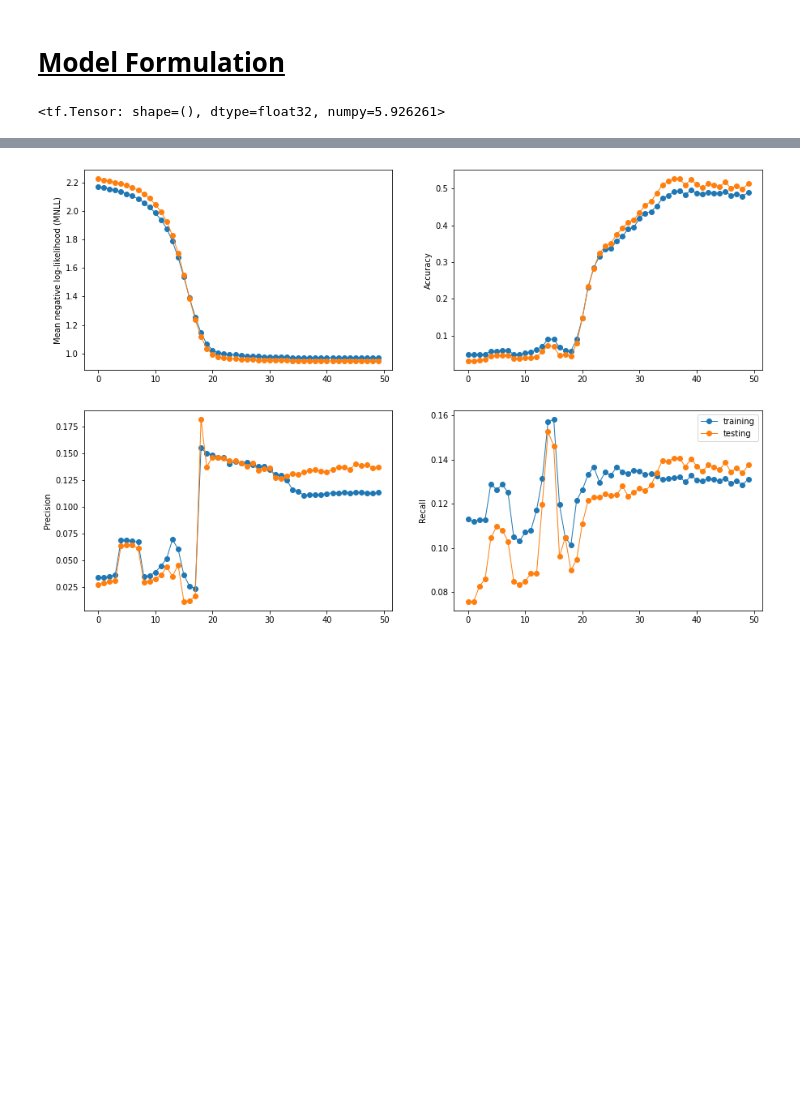
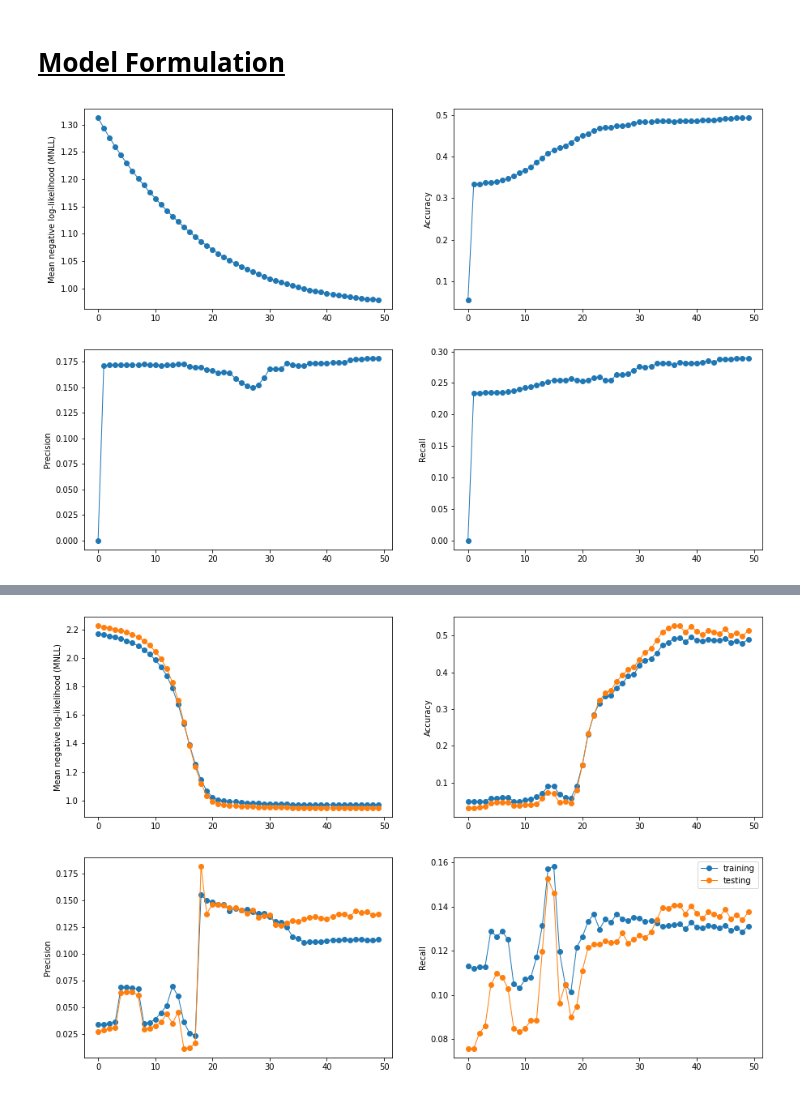
Before and after one commit to Obliquedbishop/CG_based_DCMs, a Jupyter notebook: discrete_choice_model.ipynb, the cells around one changed output, grey strips where cells are left out. Saved outputs shown, nothing was run; the diff lists cells and outputs as text; code cells hidden in the pictures; blank space fills up the shorter version.

Commit message:
Resolved a bug related to ohe of y_true and created a baseline model.

```diff
--- a/discrete_choice_model.ipynb
+++ b/discrete_choice_model.ipynb
@@ -304,8 +297,11 @@ tf.get_logger().setLevel('INFO')
 # %%
+model_params = []
+
 # Generic parameters for alternative specific variables of travelcost, traveltime, travelincentive
 gen_tc = tf.Variable(tf.zeros([1,]), dtype=tf.float32, name='travelcost', trainable=True)
 gen_tt = tf.Variable(tf.zeros([1,]), dtype=tf.float32, name='traveltime', trainable=True)
 gen_ti = tf.Variable(tf.zeros([1,]), dtype=tf.float32, name='travelincentive', trainable=True)
+model_params.extend([gen_tc, gen_tt, gen_ti])
 
 # Alternative specific constants for bus, train, walk, bike, motor
 asc_bus = tf.Variable(tf.zeros([1,]), dtype=tf.float32, name='bus_constant', trainable=True)
@@ -313,6 +309,7 @@ asc_train = tf.Variable(tf.zeros([1,]), dtype=tf.float32, name='train_constant',
 asc_walk = tf.Variable(tf.zeros([1,]), dtype=tf.float32, name='walk_constant', trainable=True)
 asc_bike = tf.Variable(tf.zeros([1,]), dtype=tf.float32, name='bike_constant', trainable=True)
 asc_motor = tf.Variable(tf.zeros([1,]), dtype=tf.float32, name='motor_constant', trainable=True)
+model_params.extend([asc_bus, asc_train, asc_walk, asc_bike, asc_motor])
 
 # Alternative specific paramters for individual specific variables AGE, INCOME, 4 departures, 10 purposes, female gender, 7 job types, 3 info variables
 asp_age_bus = tf.Variable(tf.zeros([1,]), dtype=tf.float32, name='age_bus', trainable=True)
@@ -320,18 +317,21 @@ asp_age_train = tf.Variable(tf.zeros([1,]), dtype=tf.float32, name='age_train',
 asp_age_walk = tf.Variable(tf.zeros([1,]), dtype=tf.float32, name='age_walk', trainable=True)
 asp_age_bike = tf.Variable(tf.zeros([1,]), dtype=tf.float32, name='age_bike', trainable=True)
 asp_age_motor = tf.Variable(tf.zeros([1,]), dtype=tf.float32, name='age_motor', trainable=True)
+model_params.extend([asp_age_bus, asp_age_train, asp_age_walk, asp_age_bike, asp_age_motor])
 
-income_util_train = X['INCOME']*asp_income_trainincome_bus = tf.Variable(tf.zeros([1,]), dtype=tf.float32, name='income_bus', trainable=True)
+asp_income_bus = tf.Variable(tf.zeros([1,]), dtype=tf.float32, name='income_bus', trainable=True)
 asp_income_train = tf.Variable(tf.zeros([1,]), dtype=tf.float32, name='income_train', trainable=True)
 asp_income_walk = tf.Variable(tf.zeros([1,]), dtype=tf.float32, name='income_walk', trainable=True)
 asp_income_bike = tf.Variable(tf.zeros([1,]), dtype=tf.float32, name='income_bike', trainable=True)
 asp_income_motor = tf.Variable(tf.zeros([1,]), dtype=tf.float32, name='income_motor', trainable=True)
+model_params.extend([asp_income_bus, asp_income_train, asp_income_walk, asp_income_bike, asp_income_motor])
 
 asp_female_bus = tf.Variable(tf.zeros([1,]), dtype=tf.float32, name='female_bus', trainable=True)
 asp_female_train = tf.Variable(tf.zeros([1,]), dtype=tf.float32, name='female_train', trainable=True)
 asp_female_walk = tf.Variable(tf.zeros([1,]), dtype=tf.float32, name='female_walk', trainable=True)
 asp_female_bike = tf.Variable(tf.zeros([1,]), dtype=tf.float32, name='female_bike', trainable=True)
 asp_female_motor = tf.Variable(tf.zeros([1,]), dtype=tf.float32, name='female_motor', trainable=True)
+model_params.extend([asp_female_bus, asp_female_train, asp_female_walk, asp_female_bike, asp_female_motor])
 
 asp_jobs = []
 for i in range(7):
@@ -342,6 +342,7 @@ for i in range(7):
     curr_job_params.append(tf.Variable(tf.zeros([1,]), dtype=tf.float32, name=f'job{i+1}_bike', trainable=True))
     curr_job_params.append(tf.Variable(tf.zeros([1,]), dtype=tf.float32, name=f'job{i+1}_motor', trainable=True))
     asp_jobs.append(curr_job_params)
+    model_params.extend(curr_job_params)
 
 asp_departures = []
 for i in range(4):
@@ -352,6 +353,7 @@ for i in range(4):
     curr_departure_params.append(tf.Variable(tf.zeros([1,]), dtype=tf.float32, name=f'departure{i+1}_bike', trainable=True))
     curr_departure_params.append(tf.Variable(tf.zeros([1,]), dtype=tf.float32, name=f'departure{i+1}_motor', trainable=True))
     asp_departures.append(curr_departure_params)
+    model_params.extend(curr_departure_params)
 
 asp_purposes = []
 for i in range(10):
@@ -362,6 +364,7 @@ for i in range(10):
     curr_purpose_params.append(tf.Variable(tf.zeros([1,]), dtype=tf.float32, name=f'purpose{i+1}_bike', trainable=True))
     curr_purpose_params.append(tf.Variable(tf.zeros([1,]), dtype=tf.float32, name=f'purpose{i+1}_motor', trainable=True))
     asp_purposes.append(curr_purpose_params)
+    model_params.extend(curr_purpose_params)
 
 asp_info = []
 for i in range(3):
@@ -372,6 +375,7 @@ for i in range(3):
     curr_info_params.append(tf.Variable(tf.zeros([1,]), dtype=tf.float32, name=f'info{i+1}_bike', trainable=True))
     curr_info_params.append(tf.Variable(tf.zeros([1,]), dtype=tf.float32, name=f'info{i+1}_motor', trainable=True))
     asp_info.append(curr_info_params)
+    model_params.extend(curr_info_params)
 # %%
 def utilities(x_name, x_val):
     ntrips = x_val.shape[-1]
@@ -442,7 +446,7 @@ def utilities(x_name, x_val):
 
     return tf.transpose(tf.stack((utility_bus, travel_util_car, utility_train, utility_walk, utility_bike, utility_motor)))
 # %%
-def loss(true_y, utilities):
+def loss(true_y, utilities, avail_vals):
     initial_probs = tf.nn.softmax(utilities)
     masked_probs = initial_probs*tf.transpose(avail_vals)
     final_probs = tf.divide(masked_probs,
@@ -451,10 +455,24 @@ def loss(true_y, utilities):
                            )
     return -tf.reduce_mean(tf.reduce_sum(true_y*tf.math.log(final_probs + tf.keras.backend.epsilon()), axis=-1))
 # %%
-ohe_true_y = tf.one_hot(y_train, 6, on_value=1, off_value=0, axis=-1, dtype='float32')
-with tf.GradientTape() as tape:
-    utils = utilities(X_train.columns, X_train.values)
-    loss(ohe_true_y, utils)
-grads = tape.gradient()
+EPOCHS = 50
+learning_rate = 0.0001
+
+
+ohe_true_y = tf.one_hot(y_train-1, 6, on_value=1, off_value=0, axis=-1, dtype='float32')
+avail_vals = generate_avail_data(X_train)
+optimizer = tf.keras.optimizers.Adam(learning_rate=learning_rate)
+eval_metrics = EvaluationMetrics()
+
+for i in range(EPOCHS):
+    with tf.GradientTape() as tape:
+        curr_utils = utilities(X_train.columns, X_train.values)
+        curr_loss = loss(ohe_true_y, curr_utils, avail_vals)
+    grads = tape.gradient(curr_loss, model_params)
+    optimizer.apply_gradients(zip(grads, model_params))
+    eval_metrics.update_batch_metrics(y_train-1, curr_utils, curr_loss)
+    eval_metrics.update_epoch_metrics(print_results=False)
-# %% [output]
-<tf.Tensor: shape=(), dtype=float32, numpy=5.926261>
+# %%
+eval_metrics.metrics_variation_plots()
+# %% [output]
+[figure, added]
```
Also changed, not shown: parts of 3 cells of this notebook.
